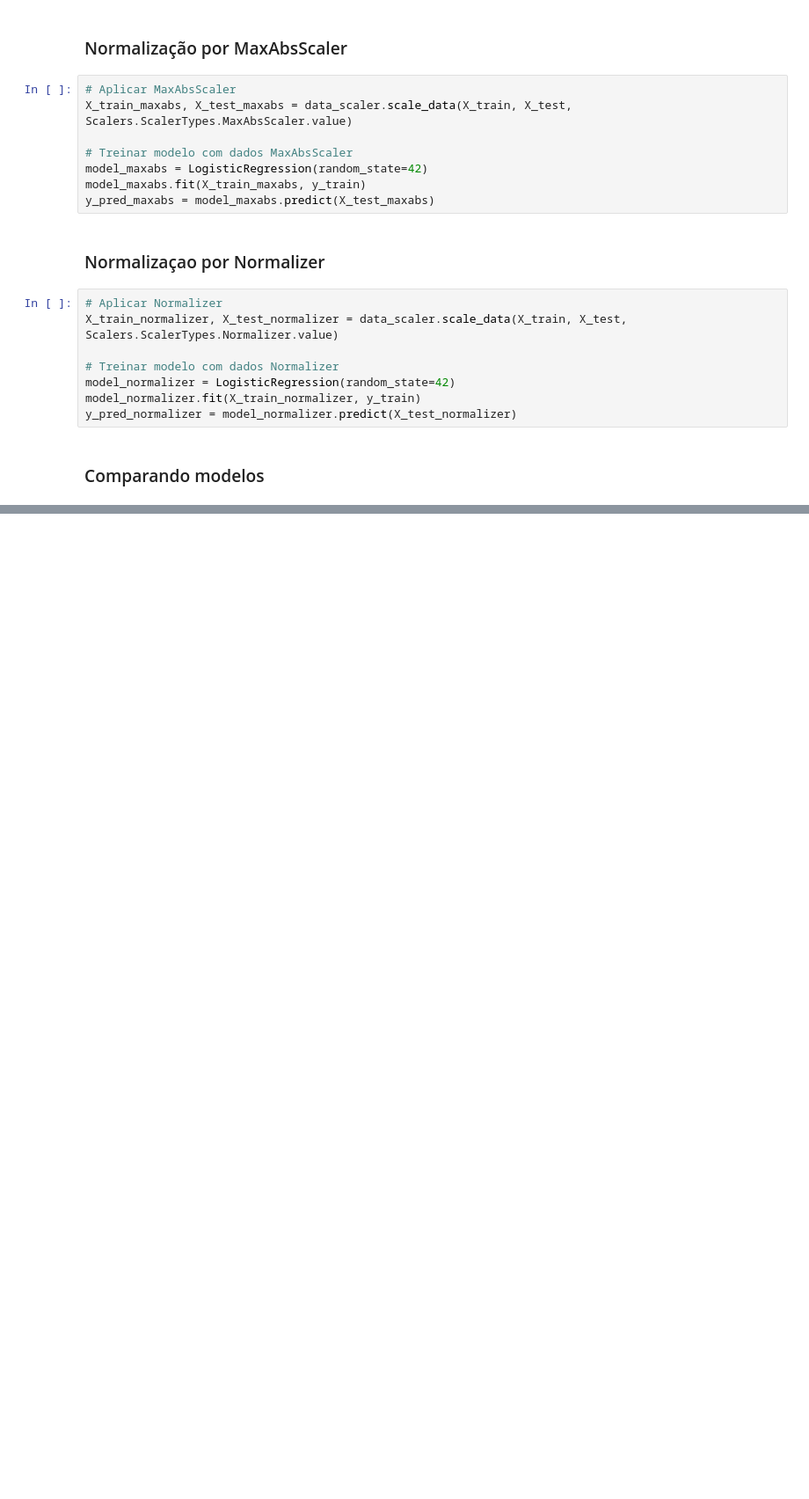
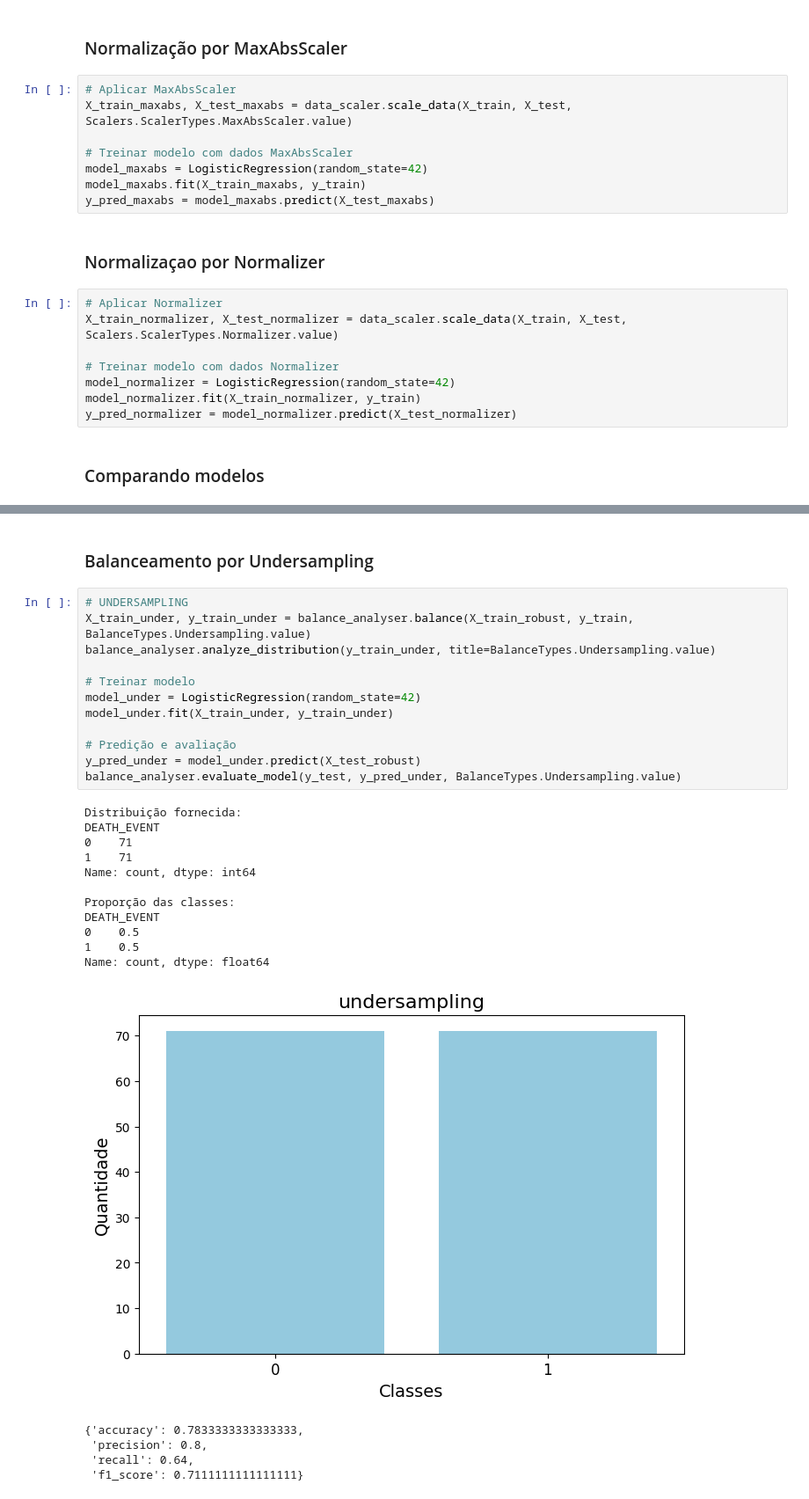
Before and after one commit to batista-neto/data-mining-heart-failure, a Jupyter notebook: main.ipynb, the cells around one changed output, grey strips where cells are left out. Shown: that part at 88% size. Drawn from its saved outputs; the diff is of its cells as text; blank space fills up the shorter version.

```diff
--- a/main.ipynb
+++ b/main.ipynb
@@ -270,0 +337,31 @@ Devido a não remoção dos outliers, pois eles nos ajudarão a identificar os d
+# %% [markdown]
+### Balanceamento por Undersampling
+# %%
+# UNDERSAMPLING
+X_train_under, y_train_under = balance_analyser.balance(X_train_robust, y_train, BalanceTypes.Undersampling.value)
+balance_analyser.analyze_distribution(y_train_under, title=BalanceTypes.Undersampling.value)
+
+# Treinar modelo
+model_under = LogisticRegression(random_state=42)
+model_under.fit(X_train_under, y_train_under)
+
+# Predição e avaliação
+y_pred_under = model_under.predict(X_test_robust)
+balance_analyser.evaluate_model(y_test, y_pred_under, BalanceTypes.Undersampling.value)
+# %% [output]
+Distribuição fornecida:
+DEATH_EVENT
+0    71
+1    71
+Name: count, dtype: int64
+
+Proporção das classes:
+DEATH_EVENT
+0    0.5
+1    0.5
+Name: count, dtype: float64
+[figure, added]
+{'accuracy': 0.7833333333333333,
+ 'precision': 0.8,
+ 'recall': 0.64,
+ 'f1_score': 0.7111111111111111}
```
Also changed, not shown: parts of 19 cells of this notebook.
